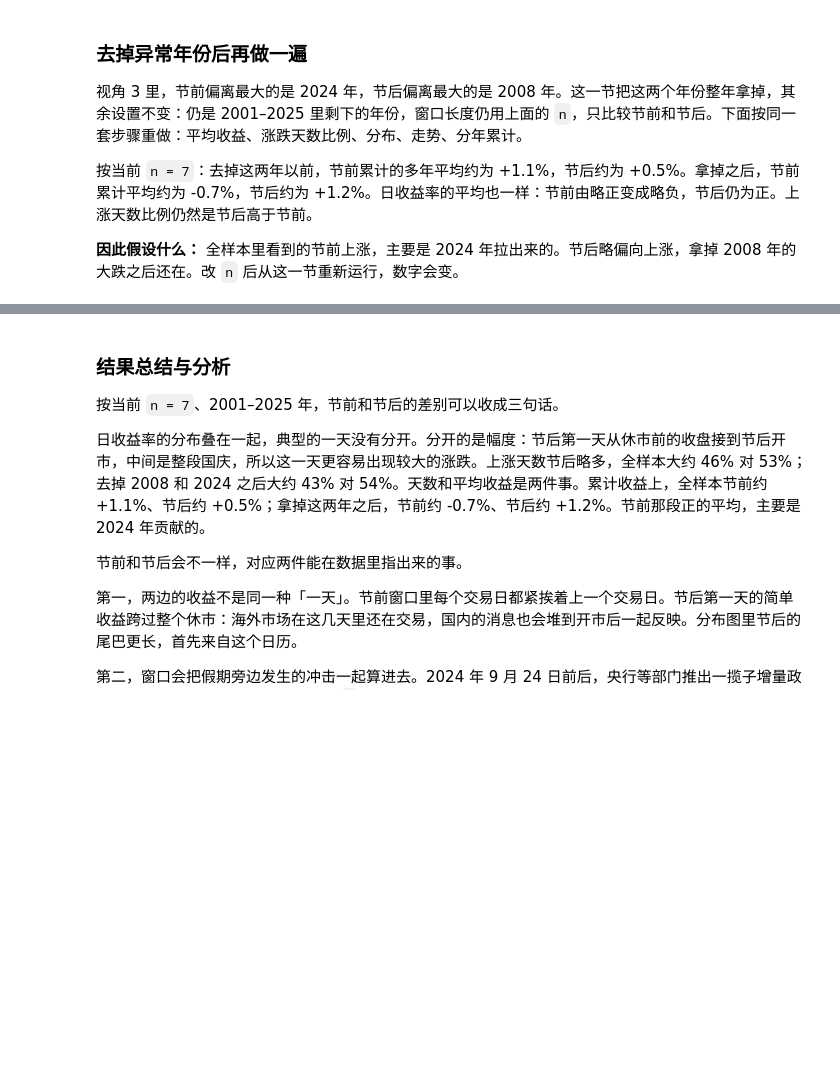
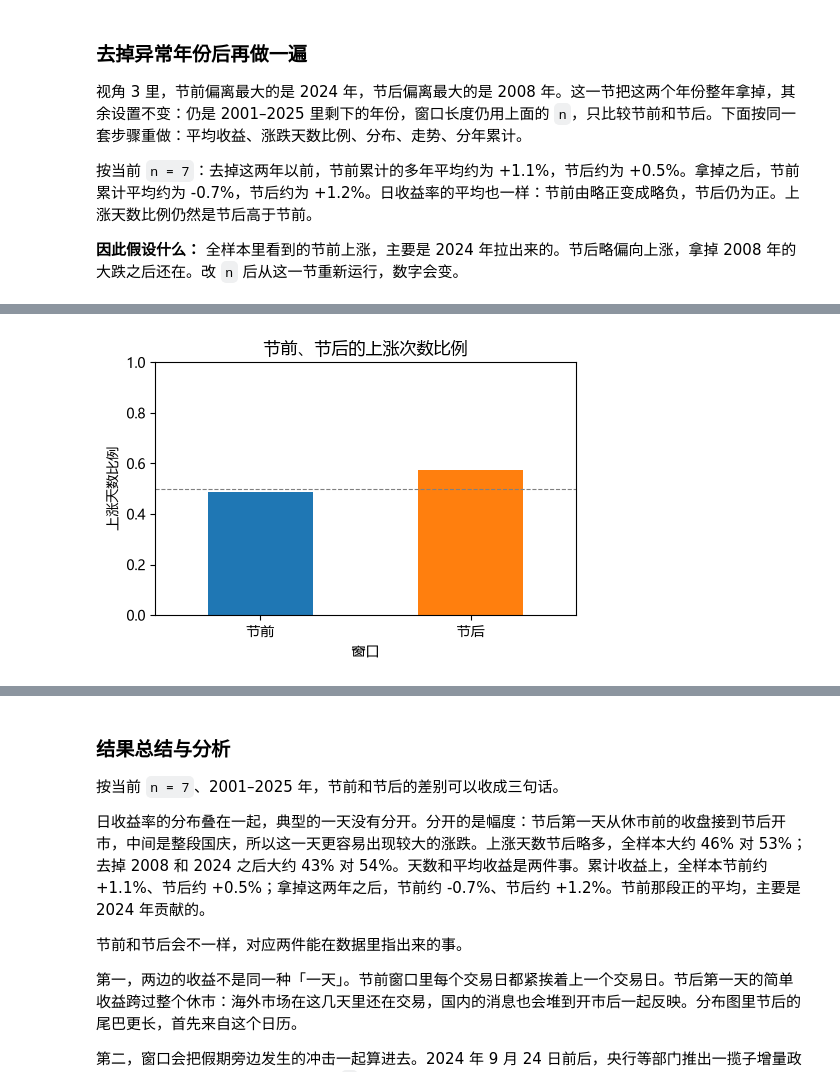
Before and after one commit to haichaozheng/my-app-2026, a Jupyter notebook: data-analysis/weeks/week05/EDA.ipynb, the cells around one changed output, grey strips where cells are left out. Drawn from its saved outputs; the diff is of its cells as text; code cells hidden in the pictures; blank space fills up the shorter version.

```diff
--- a/data-analysis/weeks/week05/EDA.ipynb
+++ b/data-analysis/weeks/week05/EDA.ipynb
@@ -52,6 +75,6 @@ close.
 # 将字符串转换为日期格式 pd.to_datetime(close["trade_date"].astype(str))
 # 设置索引 set_index("trade_date")
 # 按索引排序 sort_index()
-close["trade_date"] =
-close = close.
+close["trade_date"] = pd.to_datetime(close["trade_date"].astype(str))
+close = close.set_index("trade_date")
 close.head()
@@ -100,0 +144,3 @@ close["R"] = close["close"].pct_change()
+# %%
+close["close_shift"] = close["close"].shift(1)
+close.head()
@@ -101,3 +165,4 @@ close["R"] = close["close"].pct_change()
 # %%
 # 计算对数收益率 - np.log(close["close"] / close["close"].shift(1))
-close["log_return"] =
+close["log_return"] = np.log(close["close"]/close["close_shift"])
+close.head()
@@ -140,5 +248,5 @@ label_window(demo)
 # %%
-n = 3  # 改成 1、3、10，从这一格重新运行到三张图
+n = 5  # 改成 1、3、10，从这一格重新运行到三张图
 close = close.loc[close.index.year < 2026].copy()
 close["窗口"] = label_window(close.index, n)
 close["窗口"].value_counts()
@@ -305,3 +456,22 @@ pd.DataFrame(rows).set_index("窗口")
+# %%
+import matplotlib.pyplot as plt
+
+plt.rcParams["font.sans-serif"] = ["Microsoft YaHei", "SimHei"]
+plt.rcParams["axes.unicode_minus"] = False
+
+ratio = up_ratio["上涨比例"]
+if isinstance(ratio.index, pd.MultiIndex):
+    ratio = up_ratio.xs("上涨比例", level=-1)
+
+fig, ax = plt.subplots(figsize=(5, 3.5))
+ratio.plot.bar(ax=ax, color=["C0", "C1"], rot=0)
+ax.set_ylim(0, 1)
+ax.set_ylabel("上涨天数比例")
+ax.set_title("节前、节后的上涨次数比例")
+ax.axhline(0.5, color="gray", linestyle="--", linewidth=0.8)
+plt.tight_layout()
+# %% [output]
+[figure, added]
 # %%
 fig, ax = plt.subplots(figsize=(8, 4))
 for name in ["节前", "节后"]:
```
Also changed, not shown: parts of 25 cells of this notebook, 15 other files.
